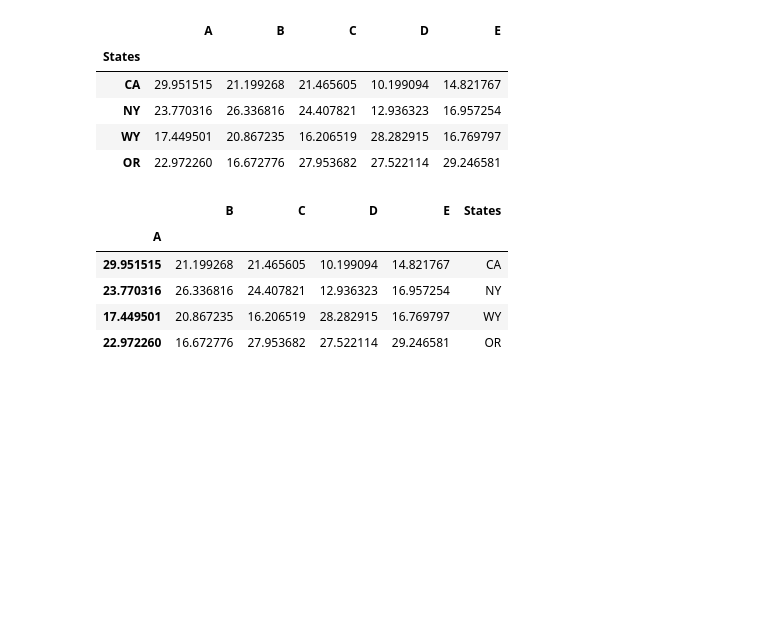
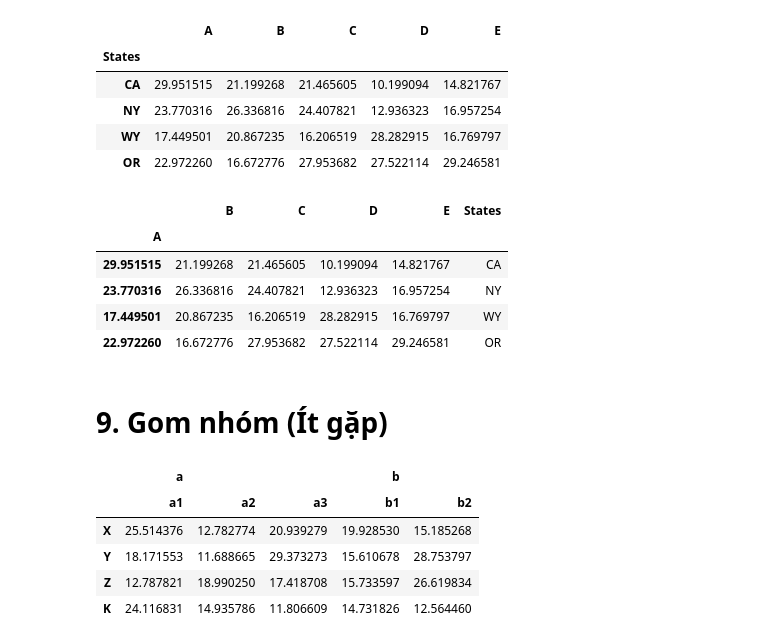
Before and after one commit to tranthanhbinh2603/AI, a Jupyter notebook: 1. Data science/03-Python-for-Data-Analysis-Pandas/[I learn] Unit 2 - Data Frame.ipynb, the cells around one changed output. Drawn from its saved outputs; the diff is of its cells as text; code cells hidden in the pictures; blank space fills up the shorter version.

Commit message:
Commit phần 3 của DataFrame (chưa xong)

```diff
--- a/1. Data science/03-Python-for-Data-Analysis-Pandas/[I learn] Unit 2 - Data Frame.ipynb
+++ b/1. Data science/03-Python-for-Data-Analysis-Pandas/[I learn] Unit 2 - Data Frame.ipynb
@@ -164,3 +164,18 @@ data_frame.set_index('A')
 | 23.770316 | 26.336816 | 24.407821 | 12.936323 | 16.957254 | NY |
 | 17.449501 | 20.867235 | 16.206519 | 28.282915 | 16.769797 | WY |
 | 22.972260 | 16.672776 | 27.953682 | 27.522114 | 29.246581 | OR |
+# %% [markdown]
+# 9. Gom nhóm (Ít gặp)
+# %%
+data2 = np.random.rand(4, 5) * 20 + 10 # 4 dòng 5 cột
+outsideLevel = ['a', 'a', 'a', 'b', 'b']
+insideLevel = ['a1', 'a2', 'a3', 'b1', 'b2']
+row_index = ['X', 'Y', 'Z', 'K']
+pd.DataFrame(data, row_index , pd.MultiIndex.from_tuples(list(zip(outsideLevel, insideLevel))))
+# %% [output]
+|  | a |  |  | b |  |
+|  | a1 | a2 | a3 | b1 | b2 |
+| X | 25.514376 | 12.782774 | 20.939279 | 19.928530 | 15.185268 |
+| Y | 18.171553 | 11.688665 | 29.373273 | 15.610678 | 28.753797 |
+| Z | 12.787821 | 18.990250 | 17.418708 | 15.733597 | 26.619834 |
+| K | 24.116831 | 14.935786 | 11.806609 | 14.731826 | 12.564460 |
```
Also changed, not shown: parts of 2 cells of this notebook.
